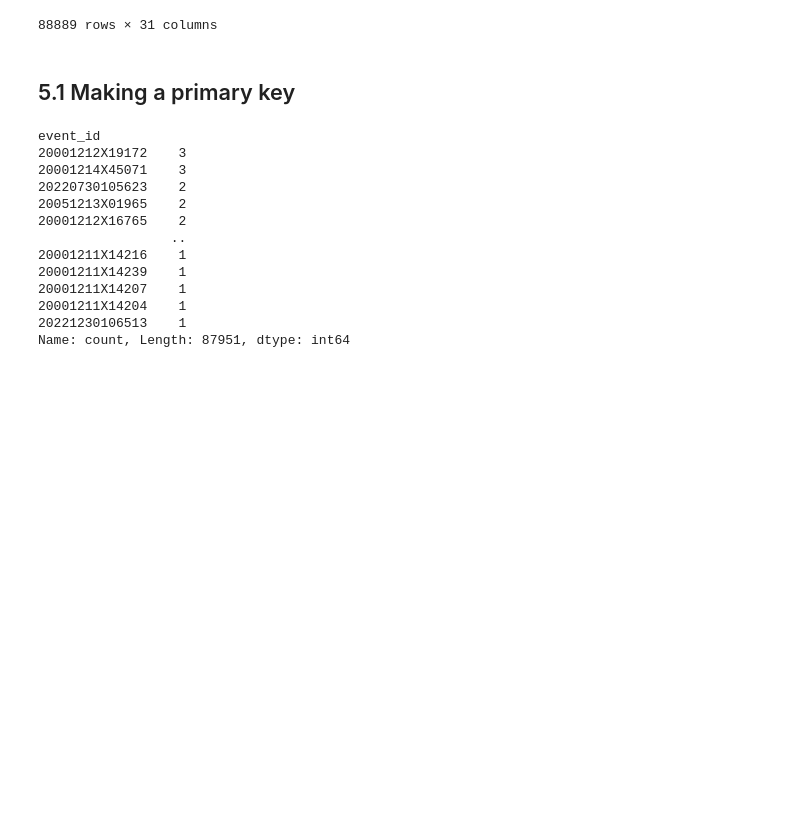
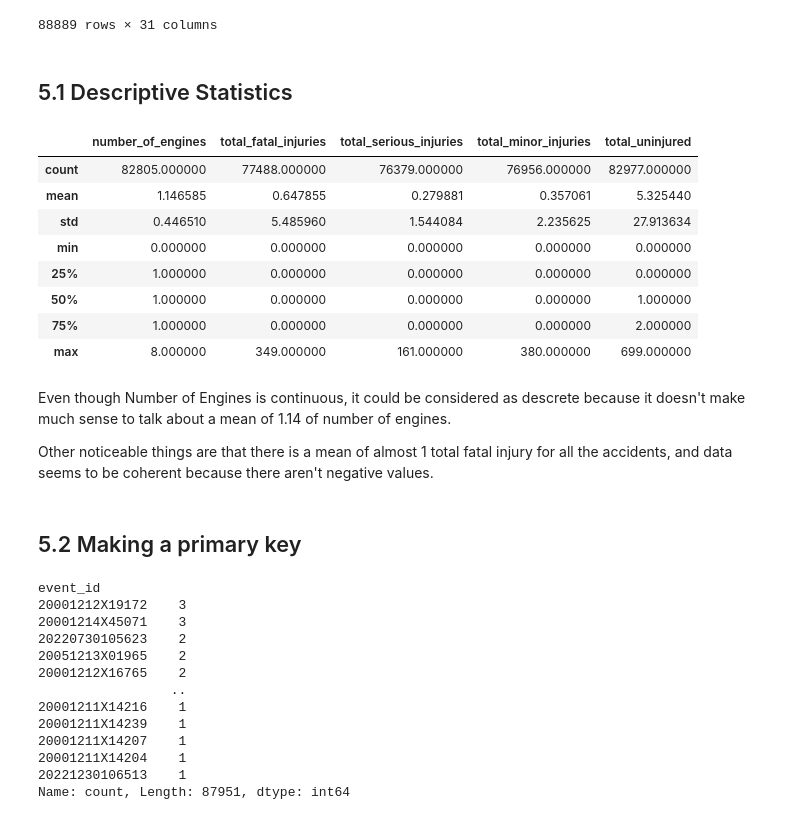
Before and after one commit to mbarriola96/Aircraft_safety_analysis, a Jupyter notebook: notebooks/00_data_understanding.ipynb, the cells around one changed output. Saved outputs shown, nothing was run; the diff lists cells and outputs as text; code cells hidden in the pictures; blank space fills up the shorter version.

```diff
--- a/00_data_understanding.ipynb
+++ b/notebooks/00_data_understanding.ipynb
@@ -240,8 +216,26 @@ df
 | 88887 | 20221227106498 | Accident | WPR23LA076 | 2022-12-26 | Morgan, UT | United States | NaN | NaN | ... |
 | 88888 | 20221230106513 | Accident | ERA23LA097 | 2022-12-29 | Athens, GA | United States | NaN | NaN | ... |
 88889 rows × 31 columns
+# %% [markdown]
+## 5.1 Descriptive Statistics
+# %%
+df.describe()
+# %% [output]
+|  | number_of_engines | total_fatal_injuries | total_serious_injuries | total_minor_injuries | total_uninjured |
+| count | 82805.000000 | 77488.000000 | 76379.000000 | 76956.000000 | 82977.000000 |
+| mean | 1.146585 | 0.647855 | 0.279881 | 0.357061 | 5.325440 |
+| std | 0.446510 | 5.485960 | 1.544084 | 2.235625 | 27.913634 |
+| min | 0.000000 | 0.000000 | 0.000000 | 0.000000 | 0.000000 |
+| 25% | 1.000000 | 0.000000 | 0.000000 | 0.000000 | 0.000000 |
+| 50% | 1.000000 | 0.000000 | 0.000000 | 0.000000 | 1.000000 |
+| 75% | 1.000000 | 0.000000 | 0.000000 | 0.000000 | 2.000000 |
+| max | 8.000000 | 349.000000 | 161.000000 | 380.000000 | 699.000000 |
+# %% [markdown]
+Even though Number of Engines is continuous, it could be considered as descrete because it doesn't make much sense to talk about a mean of 1.14 of number of engines.
+
+Other noticeable things are that there is a mean of almost 1 total fatal injury for all the accidents, and data seems to be coherent because there aren't negative values.
 # %% [markdown]
-## 5.1 Making a primary key
+## 5.2 Making a primary key
 # %%
 df['event_id'].value_counts()
 # %% [output]
```
Also changed, not shown: parts of 12 cells of this notebook, 3 other files.
